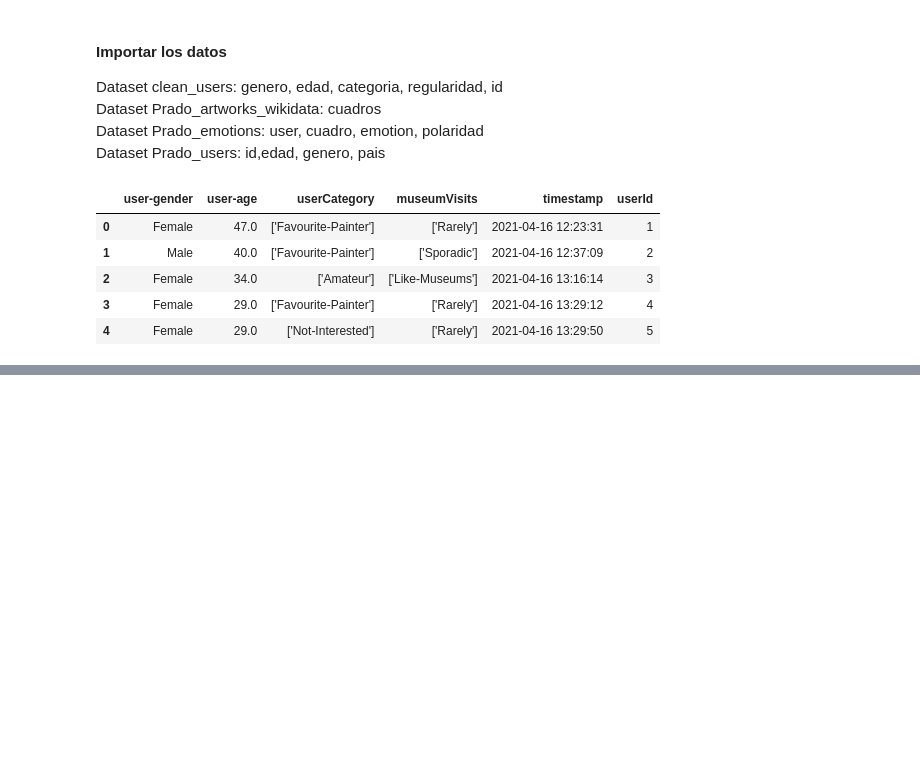
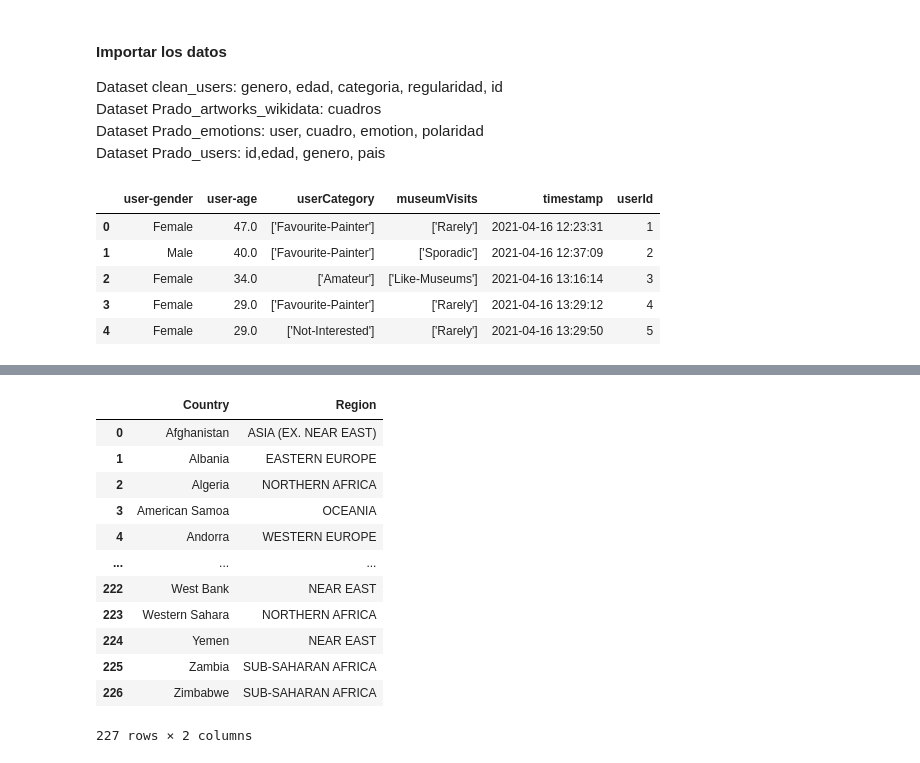
Before and after one commit to AlbertoGarciaDomenech/Comunidades-en-museos, a Jupyter notebook: Untitled1.ipynb, the cells around one changed output, grey strips where cells are left out. Saved outputs shown, nothing was run; the diff lists cells and outputs as text; code cells hidden in the pictures; blank space fills up the shorter version.

```diff
--- a/Untitled1.ipynb
+++ b/Untitled1.ipynb
@@ -52,0 +67,6 @@ prado_users.head()
+# %%
+# ya que el dataset de prado_users tiene pais vamos a utilizar el dataset countries of the world para identificar las regiones de las que proceden
+countries_data = "data/countries_of_the_world.csv"
+countries = pd.read_csv(countries_data)
+countries = countries.filter(items = ['Country', 'Region'])
+countries.head()
@@ -52,0 +80,19 @@ prado_users.head()
+# %%
+# eliminar el espacio en blanco despues de cada nombre de pais
+for i in range(0, countries.shape[0] - 1):
+    countries.loc[i] = countries.loc[i].replace(countries.loc[i]['Country'], countries.loc[i]['Country'][:-1])
+countries
+# %% [output]
+|  | Country | Region |
+| 0 | Afghanistan | ASIA (EX. NEAR EAST) |
+| 1 | Albania | EASTERN EUROPE |
+| 2 | Algeria | NORTHERN AFRICA |
+| 3 | American Samoa | OCEANIA |
+| 4 | Andorra | WESTERN EUROPE |
+| ... | ... | ... |
+| 222 | West Bank | NEAR EAST |
+| 223 | Western Sahara | NORTHERN AFRICA |
+| 224 | Yemen | NEAR EAST |
+| 225 | Zambia | SUB-SAHARAN AFRICA |
+| 226 | Zimbabwe | SUB-SAHARAN AFRICA |
+227 rows × 2 columns
```
Also changed, not shown: parts of 12 cells of this notebook, 1 other file.
